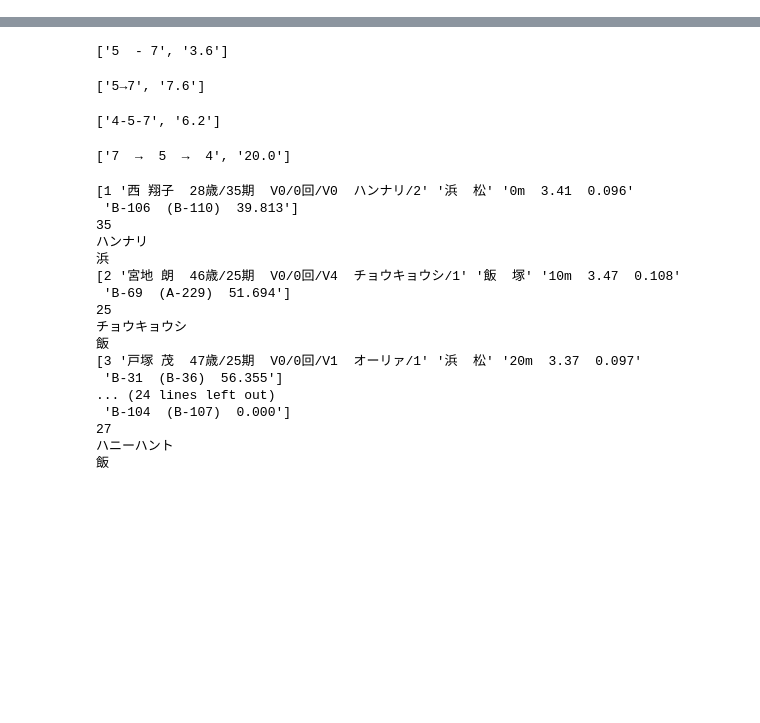
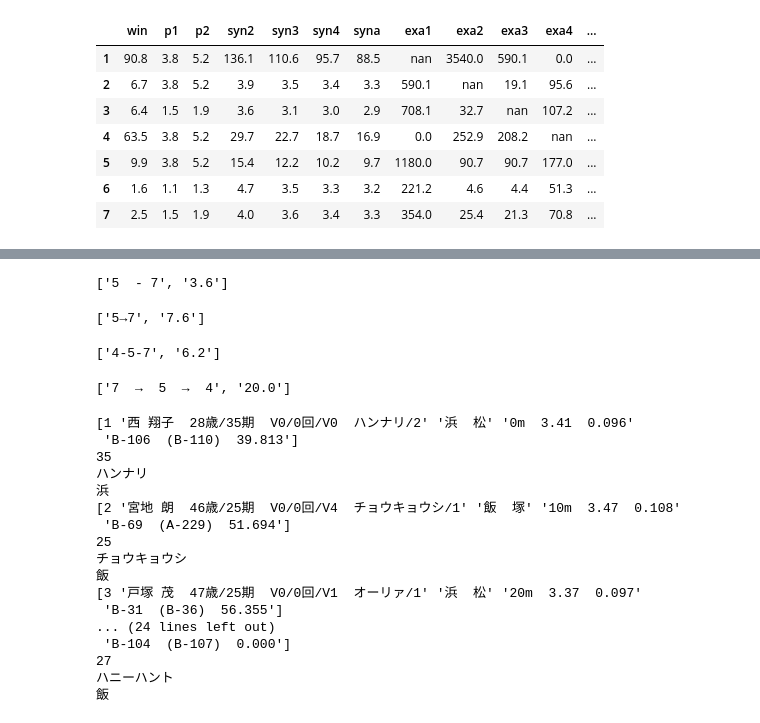
Before and after one commit to justgetwet/pygameauto, a Jupyter notebook: Untitled.ipynb, the cells around one changed output, grey strips where cells are left out. Cells and saved outputs as stored; diff of their text form; code cells hidden in the pictures; blank space fills up the shorter version.

```diff
--- a/Untitled.ipynb
+++ b/Untitled.ipynb
@@ -42,0 +83,7 @@ races[0][2][0][0]["単勝オッズ"].tolist()
+# %%
+d={}
+for i, row in enumerate(exac_df.values[2:,2:]):
+    for j, value in enumerate(row):
+        k = str(j+1) + ">" + str(i+1)
+        d[k] = float(value)
+d
@@ -42,0 +108,53 @@ races[0][2][0][0]["単勝オッズ"].tolist()
+# %%
+w = [itm[1] for itm in d.items() if itm[0][1] == "w"]
+idx = range(1, len(w)+1)
+sr_w = pd.Series(w, index=idx, name="win")
+p1 = [itm[1] for itm in d.items() if itm[0][1:] == "p1"]
+sr_p1 = pd.Series(p1, index=idx, name="p1")
+p2 = [itm[1] for itm in d.items() if itm[0][1:] == "p2"]
+sr_p2 = pd.Series(p2, index=idx, name="p2")
+srs=[]
+for i in idx:
+    keys = [str(j) + ">" + str(i) for j in idx]
+    vals = [d[key] for key in keys]
+    sr = pd.Series(vals, index=idx, name="exa" + str(i))
+    srs.append(sr)
+df = pd.DataFrame(srs)
+syn, syn2, syn3, syn4 = [], [], [], []
+for i in range(len(idx)):
+    arr = df.iloc[i,:].values
+    nonan_list = arr[~np.isnan(arr)]
+    a = [n for n in nonan_list if n != 0.]
+    aa = np.array(a)
+    a2 = np.array(sorted(a)[:2])
+    a3 = np.array(sorted(a)[:3])
+    a4 = np.array(sorted(a)[:4])
+    o = 1/(1/aa).sum()
+    o2 = 1/(1/a2).sum()
+    o3 = 1/(1/a3).sum()
+    o4 = 1/(1/a4).sum()
+    syn.append(round(o, 1))
+    syn2.append(round(o2, 1))
+    syn3.append(round(o3, 1))
+    syn4.append(round(o4, 1))
+
+sr_syn = pd.Series(syn, index=idx, name="syna")
+sr_syn2 = pd.Series(syn2, index=idx, name="syn2")
+sr_syn3 = pd.Series(syn3, index=idx, name="syn3")
+sr_syn4 = pd.Series(syn4, index=idx, name="syn4")
+# print(keys)
+data = [sr_w, sr_p1, sr_p2] + [sr_syn2, sr_syn3, sr_syn4, sr_syn] + srs
+df = pd.concat(data, axis=1)
+cmap = sns.color_palette("ch:s=-.25,rot=.25", as_cmap=True)
+df.style.background_gradient(cmap=cmap).set_precision(1) #.set_properties(**{})
+# df.style.applymap(lambda x: "background-color: gray" if x>10.0 else "background-color: none").set_precision(1)
+# df
+# %% [output]
+|  | win | p1 | p2 | syn2 | syn3 | syn4 | syna | exa1 | exa2 | exa3 | exa4 | ... |
+| 1 | 90.8 | 3.8 | 5.2 | 136.1 | 110.6 | 95.7 | 88.5 | nan | 3540.0 | 590.1 | 0.0 | ... |
+| 2 | 6.7 | 3.8 | 5.2 | 3.9 | 3.5 | 3.4 | 3.3 | 590.1 | nan | 19.1 | 95.6 | ... |
+| 3 | 6.4 | 1.5 | 1.9 | 3.6 | 3.1 | 3.0 | 2.9 | 708.1 | 32.7 | nan | 107.2 | ... |
+| 4 | 63.5 | 3.8 | 5.2 | 29.7 | 22.7 | 18.7 | 16.9 | 0.0 | 252.9 | 208.2 | nan | ... |
+| 5 | 9.9 | 3.8 | 5.2 | 15.4 | 12.2 | 10.2 | 9.7 | 1180.0 | 90.7 | 90.7 | 177.0 | ... |
+| 6 | 1.6 | 1.1 | 1.3 | 4.7 | 3.5 | 3.3 | 3.2 | 221.2 | 4.6 | 4.4 | 51.3 | ... |
+| 7 | 2.5 | 1.5 | 1.9 | 4.0 | 3.6 | 3.4 | 3.3 | 354.0 | 25.4 | 21.3 | 70.8 | ... |
```
Also changed, not shown: parts of 13 cells of this notebook, 4 other files.
